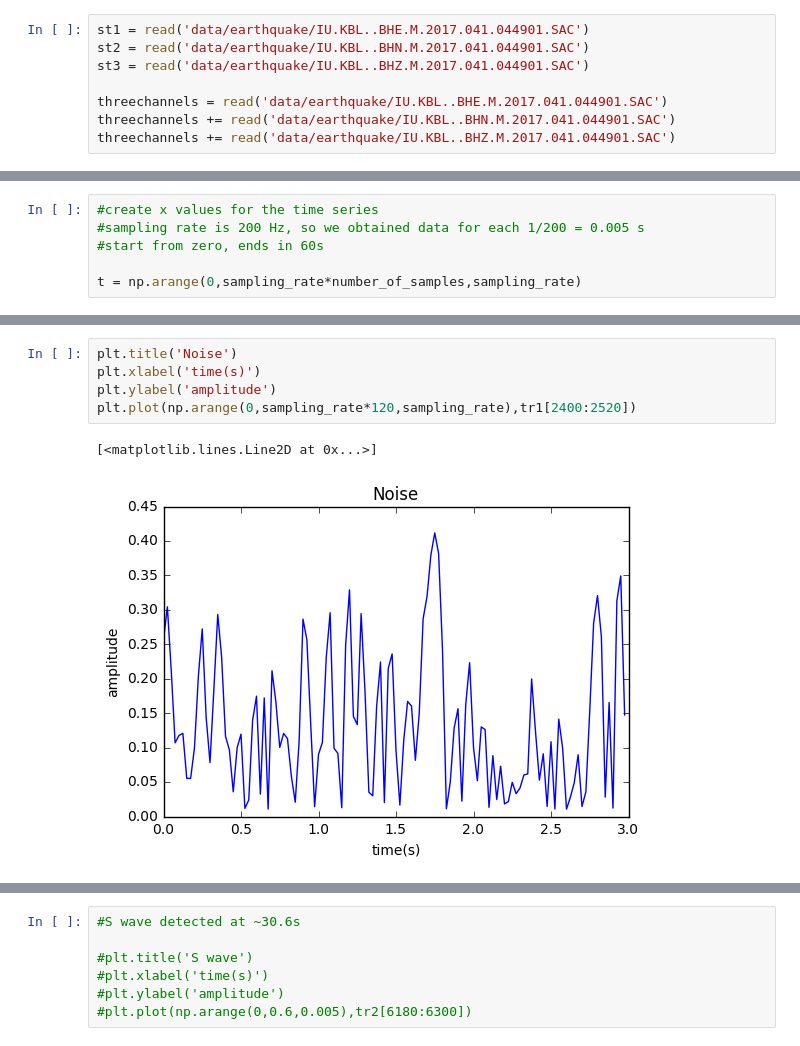
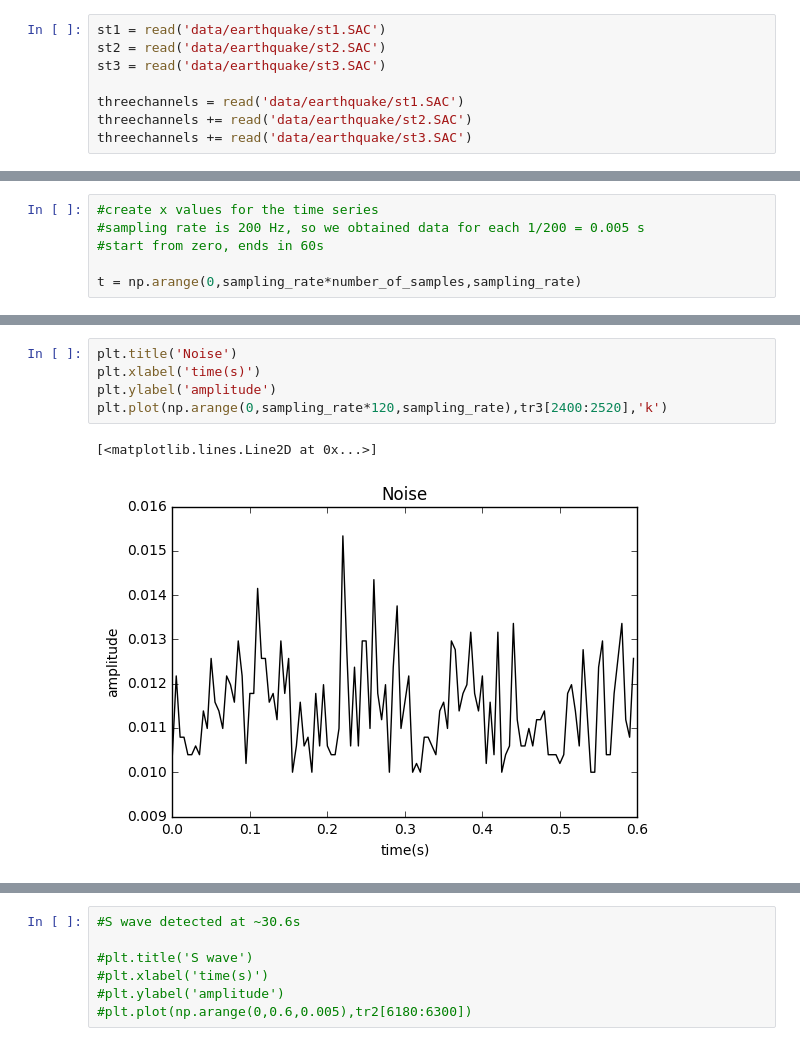
Before and after one commit to internnos/final-project, a Jupyter notebook: Wave Training.ipynb, the cells around one changed output, grey strips where cells are left out. Drawn from its saved outputs; the diff is of its cells as text.

Commit message:
Fixed Wave Trainining Fixed training_data.csv Everything works smoothly except Neural Network and test_data.csv

```diff
--- a/Wave Training.ipynb
+++ b/Wave Training.ipynb
@@ -6,13 +6,13 @@ import matplotlib.pyplot as plt
 
 %matplotlib inline
 # %%
-st1 = read('data/earthquake/IU.KBL..BHE.M.2017.041.044901.SAC')
-st2 = read('data/earthquake/IU.KBL..BHN.M.2017.041.044901.SAC')
-st3 = read('data/earthquake/IU.KBL..BHZ.M.2017.041.044901.SAC')
+st1 = read('data/earthquake/st1.SAC')
+st2 = read('data/earthquake/st2.SAC')
+st3 = read('data/earthquake/st3.SAC')
 
-threechannels = read('data/earthquake/IU.KBL..BHE.M.2017.041.044901.SAC')
-threechannels += read('data/earthquake/IU.KBL..BHN.M.2017.041.044901.SAC')
-threechannels += read('data/earthquake/IU.KBL..BHZ.M.2017.041.044901.SAC')
+threechannels = read('data/earthquake/st1.SAC')
+threechannels += read('data/earthquake/st2.SAC')
+threechannels += read('data/earthquake/st3.SAC')
 # %%
 threechannels.plot()
 # %% [output]
@@ -105,8 +103,8 @@ plt.plot(np.arange(0,sampling_rate*120,sampling_rate),tr1[6068:6188])
 # %%
 plt.title('Noise')
 plt.xlabel('time(s)')
 plt.ylabel('amplitude')
-plt.plot(np.arange(0,sampling_rate*120,sampling_rate),tr1[2400:2520])
+plt.plot(np.arange(0,sampling_rate*120,sampling_rate),tr3[2400:2520],'k')
 # %% [output]
 [<matplotlib.lines.Line2D at 0x...>]
-[figure, old version]
+[figure, new version]
```
Also changed, not shown: parts of 14 cells of this notebook, 9 other files.
